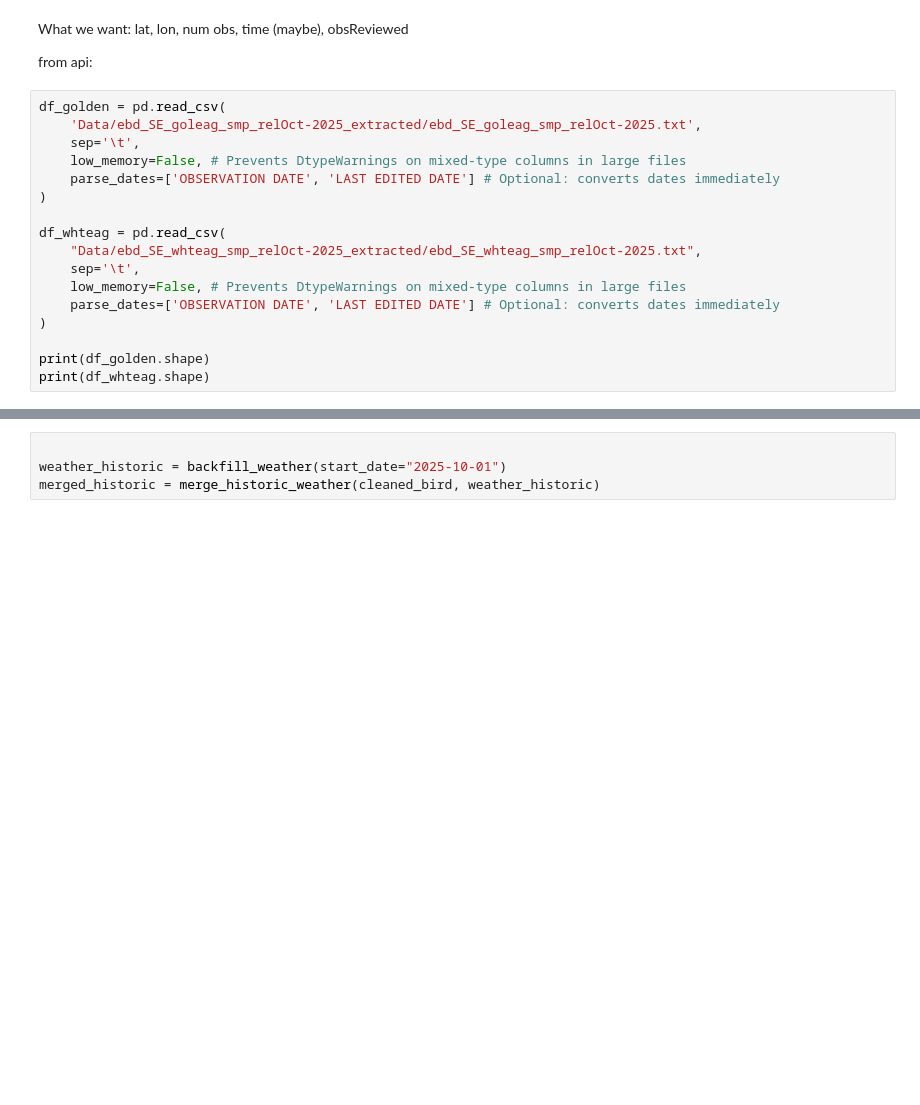
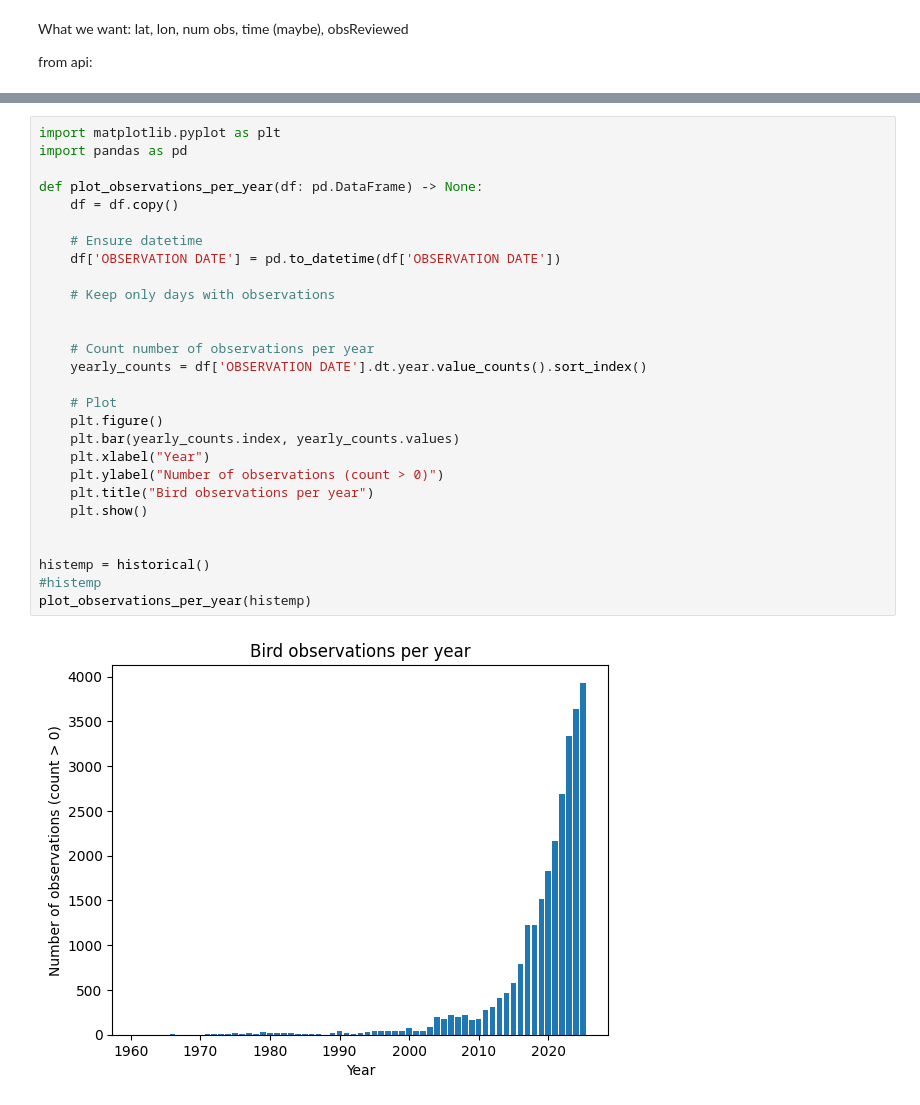
Before and after one commit to JarlSteph/BirdUp, a Jupyter notebook: temp_test.ipynb, the cells around one changed output, grey strips where cells are left out. Cells and saved outputs as stored; diff of their text form; blank space fills up the shorter version.

```diff
--- a/temp_test.ipynb
+++ b/temp_test.ipynb
@@ -75,20 +32,3 @@ What we want:
 lat, lon, num obs, time (maybe), obsReviewed
 
 from api:
-# %%
-df_golden = pd.read_csv(
-    'Data/ebd_SE_goleag_smp_relOct-2025_extracted/ebd_SE_goleag_smp_relOct-2025.txt',
-    sep='\t',
-    low_memory=False, # Prevents DtypeWarnings on mixed-type columns in large files
-    parse_dates=['OBSERVATION DATE', 'LAST EDITED DATE'] # Optional: converts dates immediately
-)
-
-df_whteag = pd.read_csv(
-    "Data/ebd_SE_whteag_smp_relOct-2025_extracted/ebd_SE_whteag_smp_relOct-2025.txt",
-    sep='\t',
-    low_memory=False, # Prevents DtypeWarnings on mixed-type columns in large files
-    parse_dates=['OBSERVATION DATE', 'LAST EDITED DATE'] # Optional: converts dates immediately
-)
-
-print(df_golden.shape)
-print(df_whteag.shape)
@@ -396,4 +452,30 @@ Bird data API response code: 200
-# %%
-
-weather_historic = backfill_weather(start_date="2025-10-01")
-merged_historic = merge_historic_weather(cleaned_bird, weather_historic)
+# %%
+import matplotlib.pyplot as plt
+import pandas as pd
+
+def plot_observations_per_year(df: pd.DataFrame) -> None:
+    df = df.copy()
+
+    # Ensure datetime
+    df['OBSERVATION DATE'] = pd.to_datetime(df['OBSERVATION DATE'])
+
+    # Keep only days with observations
+
+
+    # Count number of observations per year
+    yearly_counts = df['OBSERVATION DATE'].dt.year.value_counts().sort_index()
+
+    # Plot
+    plt.figure()
+    plt.bar(yearly_counts.index, yearly_counts.values)
+    plt.xlabel("Year")
+    plt.ylabel("Number of observations (count > 0)")
+    plt.title("Bird observations per year")
+    plt.show()
+
+
+histemp = historical()
+#histemp
+plot_observations_per_year(histemp)
+# %% [output]
+[figure, added]
```
Also changed, not shown: parts of 14 cells of this notebook, 2 other files.
